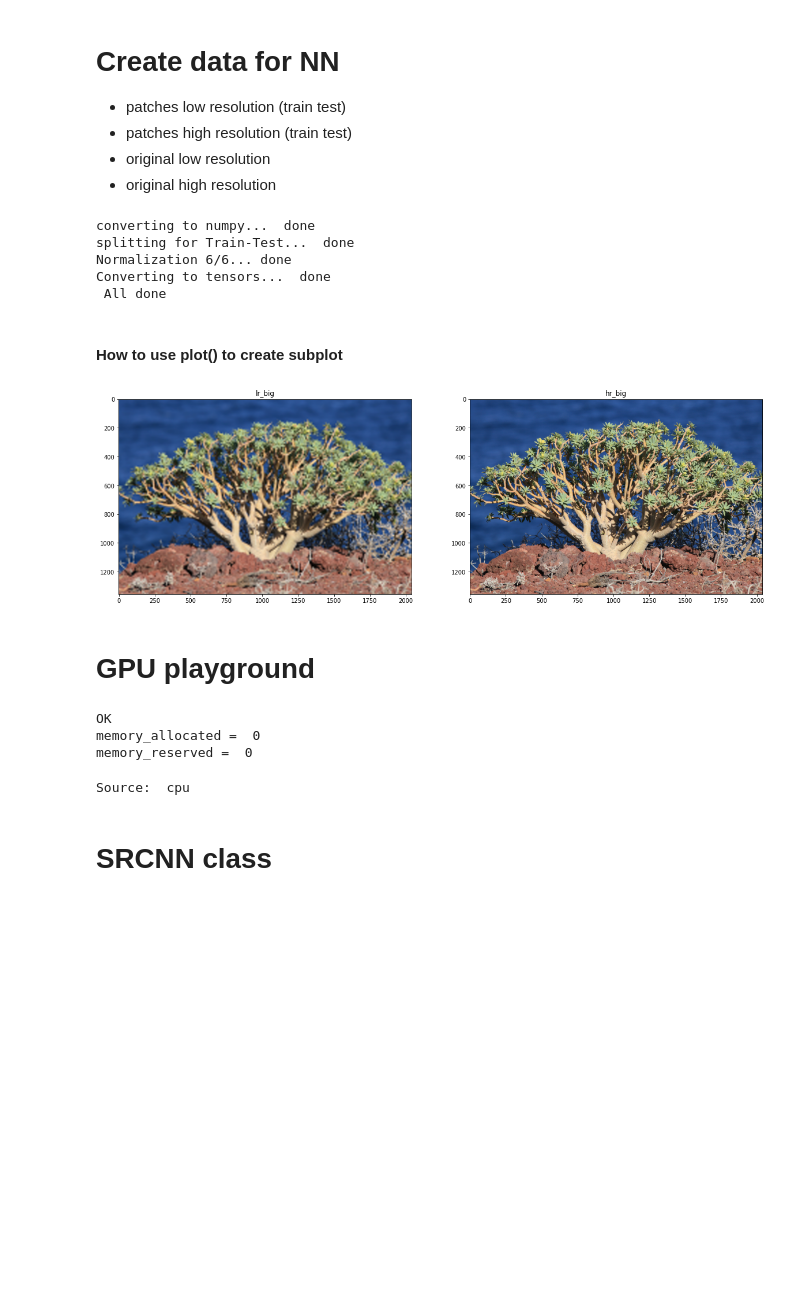
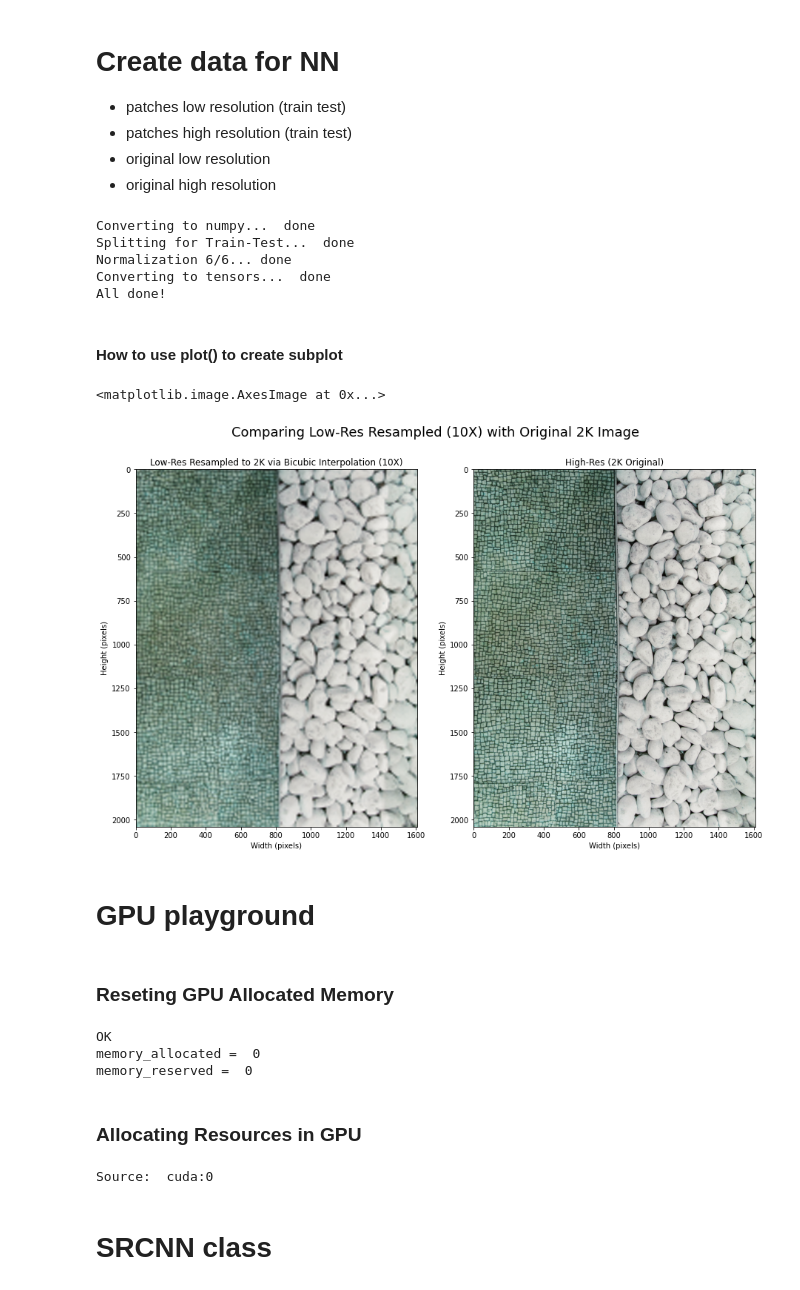
Before and after one commit to AndyPietr/Super-Resolution, a Jupyter notebook: main.ipynb, the cells around one changed output. Cells and saved outputs as stored; diff of their text form; code cells hidden in the pictures; blank space fills up the shorter version.

```diff
--- a/main.ipynb
+++ b/main.ipynb
@@ -99,8 +99,6 @@ def create_patches(path:str ,patch_size=(150,150), N_of_pathches=1, resolution_d
         except enough_patches:
             pass
 
-
-
     # GET downsampled and upsampled patches from previously read data
     try:
         with tqdm(total=len(patch_hr), desc='down/up sampling') as pbar2:
@@ -117,7 +115,6 @@ def create_patches(path:str ,patch_size=(150,150), N_of_pathches=1, resolution_d
         print (e)
         return None, None, None, None,  hr_big, None, file_names
 
-
     # GET downsampled and upsampled bigimages from previously read data
     with tqdm(total=len(hr_big), desc='down/up sampling lr_big') as pbar3:
         lr_big=[]
@@ -129,15 +126,14 @@ def create_patches(path:str ,patch_size=(150,150), N_of_pathches=1, resolution_d
             lr_big.append(upsampled)
             pbar3.update(1)
 
-
     #Pathes lists To numpy
-    print("converting to numpy...", end=" ")
+    print("Converting to numpy...", end=" ")
     patch_hr_np=np.array(patch_hr)
     patch_lr_np=np.array(patch_lr)
     print("\033[92m done \033[0m")
 
     # Train-Test split
-    print("splitting for Train-Test...", end=" ")
+    print("Splitting for Train-Test...", end=" ")
     indices = np.random.permutation(patch_hr_np.shape[0])
     split_point=int(patch_hr_np.shape[0]*train_percent)
     training_idx, test_idx = indices[:split_point], indices[split_point:]
@@ -151,7 +147,6 @@ def create_patches(path:str ,patch_size=(150,150), N_of_pathches=1, resolution_d
     patch_lr_np_training_normalized=    patch_lr_np_training    /255.0; sys.stdout.write('\rNormalization 2/6...');sys.stdout.flush()
     patch_hr_np_test_normalized=        patch_hr_np_test        /255.0; sys.stdout.write('\rNormalization 3/6...');sys.stdout.flush()
     patch_lr_np_test_normalized=        patch_lr_np_test        /255.0; sys.stdout.write('\rNormalization 4/6...');sys.stdout.flush()
-
 
     for i in range(len(hr_big)):
         hr_big[i]= hr_big[i] / 255.0    ; sys.stdout.write('\rNormalization 5/6...');sys.stdout.flush()
@@ -177,17 +172,18 @@ def create_patches(path:str ,patch_size=(150,150), N_of_pathches=1, resolution_d
     if hr_train.dtype!=torch.float32 or lr_train.dtype!=torch.float32 or hr_test.dtype!=torch.float32 or lr_test.dtype!=torch.float32:
         raise TypeError
 
-    print("\033[92m All done \033[0m")
+    print("\033[92mAll done! \033[0m")
     return hr_train, lr_train, hr_test, lr_test, hr_big, lr_big, file_names
 
-
-hr_train, lr_train, hr_test, lr_test,  hr_big, lr_big, file_names= create_patches(path="./data/DIV2K_train_HR", N_of_pathches=1000, patch_size=(150,150), resolution_divider=10)
+resolution_div = 10
+n_patches = 1000
+hr_train, lr_train, hr_test, lr_test,  hr_big, lr_big, file_names= create_patches(path="./data/DIV2K_train_HR", N_of_pathches=n_patches, patch_size=(150,150), resolution_divider=resolution_div)
 # %% [output]
-converting to numpy...  done
-splitting for Train-Test...  done
+Converting to numpy...  done
+Splitting for Train-Test...  done
 Normalization 6/6... done
 Converting to tensors...  done
- All done
+All done!
 # %%
 def plot(img,n=2,path=None):
     if type(img)==np.ndarray:
@@ -238,16 +235,21 @@ def plot(img,n=2,path=None):
 # %% [markdown]
 #### How to use plot() to create subplot
-# %%
-plt.figure(figsize=(20,10))
-plt.subplot(121, title="lr_big")
-plot(lr_big[0])
-
-plt.subplot(122, title="hr_big")
-plot(hr_big[0])
-# %% [output]
-[figure, removed]
+# %%
+fig, (ax1, ax2) = plt.subplots(1, 2, figsize = (15,15))
+fig.suptitle('Comparing Low-Res Resampled ({}X) with Original 2K Image'.format(resolution_div), fontsize=18, y=0.78)
+ax1.set_title('Low-Res Resampled to 2K via Bicubic Interpolation ({}X)'.format(resolution_div))
+ax2.set_title('High-Res (2K Original)')
+ax1.set(xlabel='Width (pixels)', ylabel='Height (pixels)')
+ax2.set(xlabel='Width (pixels)', ylabel='Height (pixels)')
+ax1.imshow(lr_big[1].permute(1,2,0))
+ax2.imshow(hr_big[1].permute(1,2,0))
+# %% [output]
+<matplotlib.image.AxesImage at 0x...>
+[figure, added]
 # %% [markdown]
 # GPU playground
+# %% [markdown]
+### Reseting GPU Allocated Memory
 # %%
 import gc
 gc.collect()
@@ -267,21 +268,23 @@ print("memory_reserved = ",b)
 OK
 memory_allocated =  0
 memory_reserved =  0
+# %% [markdown]
+### Allocating Resources in GPU
 # %%
-# torch.cuda.init()  #         IT WAS HERE PREVIOUSLY
 if torch.cuda.is_available():
   dev = "cuda:0"
-  torch.cuda.init()  #  !! (CHANGE I CAN'T TEST) moving this line here, allows me to run this cell on cpu  !!
+  torch.cuda.init()
 else:
   dev = "cpu"
 devO = torch.device(dev)
+# Allocating Tensors
 lr_train = lr_train.to(devO)
 hr_train = hr_train.to(devO)
 lr_test = lr_test.to(devO)
 hr_test = hr_test.to(devO)
 print("Source: ", devO)
 # %% [output]
-Source:  cpu
+Source:  cuda:0
 # %% [markdown]
 # SRCNN class
 # %%
```
Also changed, not shown: parts of 26 cells of this notebook.
